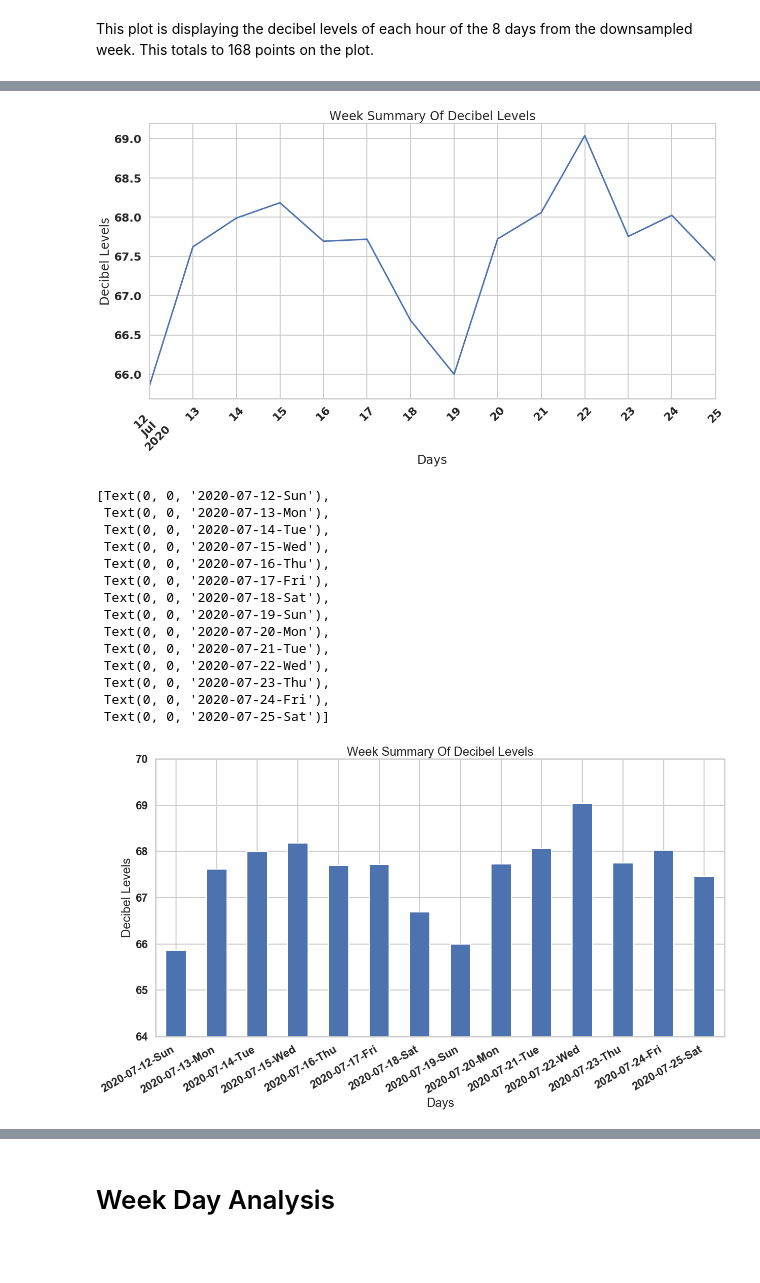
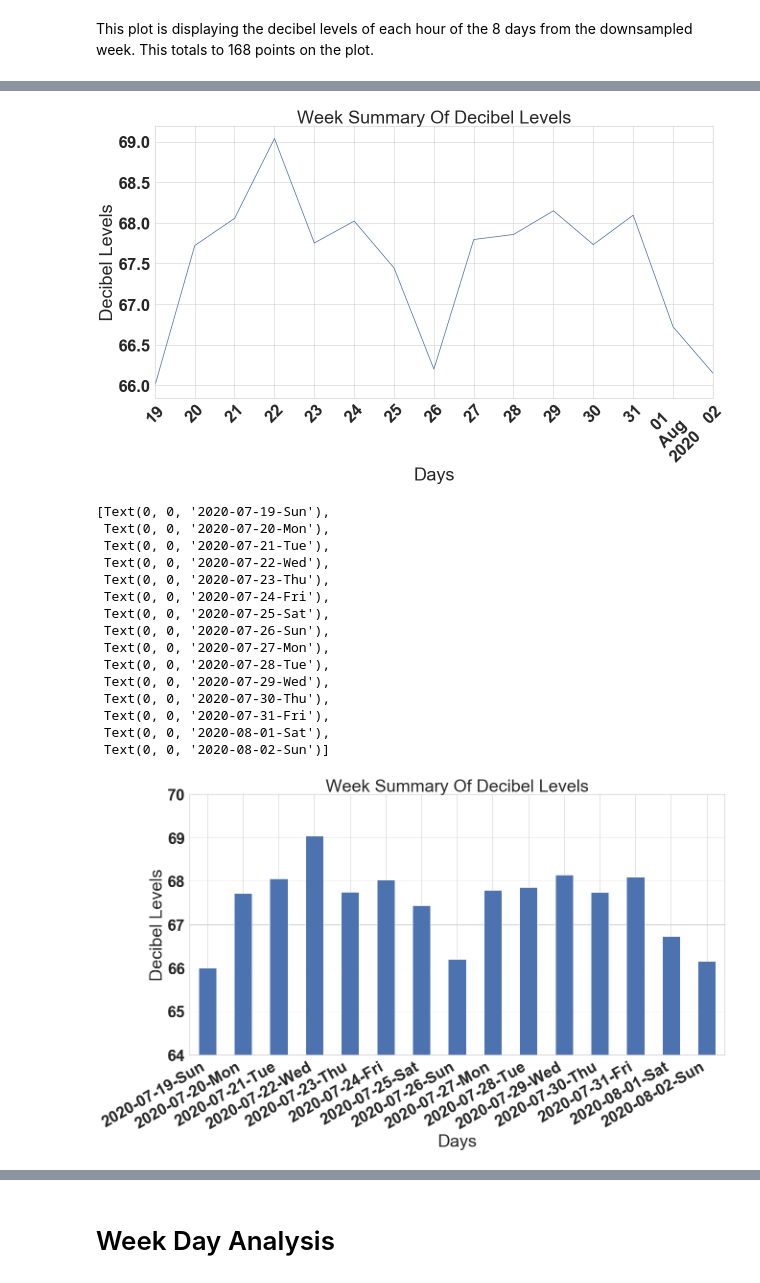
Before and after one commit to ayancooper11804/nyu_arise_noise_2020, a Jupyter notebook: notebooks/data_plot.ipynb, the cells around one changed output, grey strips where cells are left out. Saved outputs shown, nothing was run; the diff lists cells and outputs as text; code cells hidden in the pictures; blank space fills up the shorter version.

```diff
--- a/notebooks/data_plot.ipynb
+++ b/notebooks/data_plot.ipynb
@@ -92,8 +96,8 @@ This dataframe is taken from the original and uses the date cloumn as the index.
 # %%
 # Filtering data for 2 week
 # Start and end dates
-start_date = '2020-07-12 00:00:00'
-end_date = '2020-07-25 23:59:59'
+start_date = '2020-07-19 00:00:00'
+end_date = '2020-08-02 23:59:59'
 
 # Setting the 'mask' function
 mask = (sensor_df.index > start_date) & (sensor_df.index < end_date)
@@ -188,26 +192,26 @@ week_daily
 # %%
 # Labeled plot with ax
 # 'figsize' makes it bigger!
 # 'xtick' and 'ax.grid' for grid!
-ax = week_daily.plot(y='laeq', title='Week Summary Of Decibel Levels', figsize=(20,10), grid=True,
+ax = week_daily.plot(y='laeq', title='Week Summary Of Decibel Levels', layout=(2,1), figsize=(20,10), grid=True,
                       rot=45, legend=False)
 ax.set_xlabel("Days")
 ax.set_ylabel("Decibel Levels")
 xtick = pd.date_range(start=week_daily.index.min().date(), end=week_daily.index.max().date(), freq='D')
 ax.set_xticks(xtick, minor=True )
 ax.grid('on', which='minor', axis='x')
 ax.grid('off', which='major', axis='x')
 
 font = {'family' : 'sans-serif',
        'weight' : 'bold',
        'size'   : 22}
 
 matplotlib.rc('font', **font)
 
 # Display the day of the week
 # Convert to bar plot
 # %% [output]
-[figure, old version]
+[figure, new version]
 # %%
 # Bar plot version
 ax = week_daily.plot.bar(y='laeq', title='Week Summary Of Decibel Levels', figsize=(20,10), rot=45, legend=False)
@@ -220,21 +224,22 @@ ax.set_xticklabels(labels=x_dates, rotation=30, ha='right')
 # Display day of week
 # Include the min and max columns from dataframe
 # %% [output]
-[Text(0, 0, '2020-07-12-Sun'),
- Text(0, 0, '2020-07-13-Mon'),
- Text(0, 0, '2020-07-14-Tue'),
- Text(0, 0, '2020-07-15-Wed'),
- Text(0, 0, '2020-07-16-Thu'),
- Text(0, 0, '2020-07-17-Fri'),
- Text(0, 0, '2020-07-18-Sat'),
- Text(0, 0, '2020-07-19-Sun'),
+[Text(0, 0, '2020-07-19-Sun'),
  Text(0, 0, '2020-07-20-Mon'),
  Text(0, 0, '2020-07-21-Tue'),
  Text(0, 0, '2020-07-22-Wed'),
  Text(0, 0, '2020-07-23-Thu'),
  Text(0, 0, '2020-07-24-Fri'),
- Text(0, 0, '2020-07-25-Sat')]
+ Text(0, 0, '2020-07-25-Sat'),
+ Text(0, 0, '2020-07-26-Sun'),
+ Text(0, 0, '2020-07-27-Mon'),
+ Text(0, 0, '2020-07-28-Tue'),
+ Text(0, 0, '2020-07-29-Wed'),
+ Text(0, 0, '2020-07-30-Thu'),
+ Text(0, 0, '2020-07-31-Fri'),
+ Text(0, 0, '2020-08-01-Sat'),
+ Text(0, 0, '2020-08-02-Sun')]
-[figure, old version]
+[figure, new version]
 # %%
 week_daily.tail()
 # %% [output]
```
Also changed, not shown: parts of 18 cells of this notebook.
